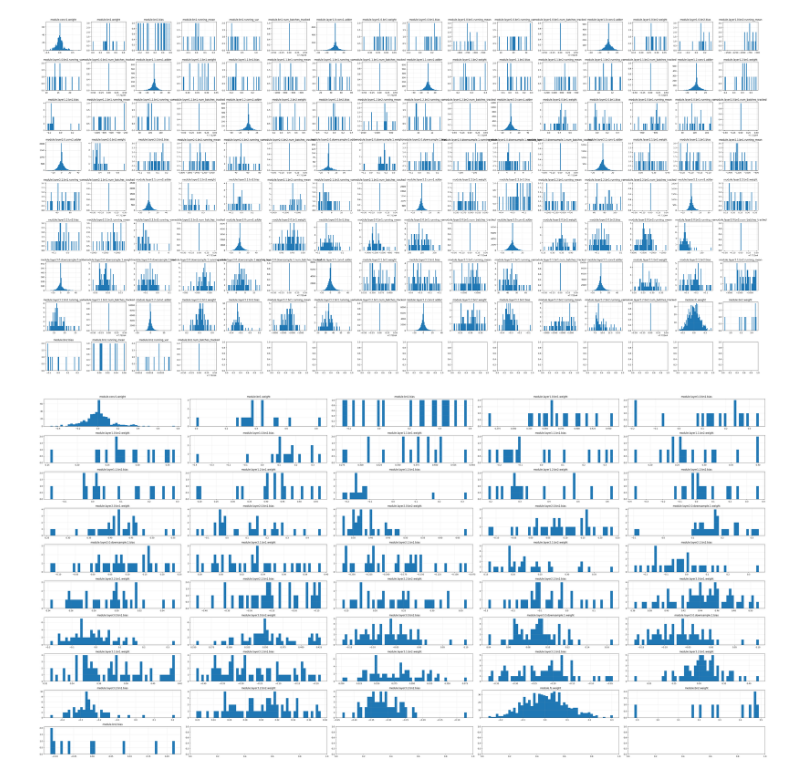
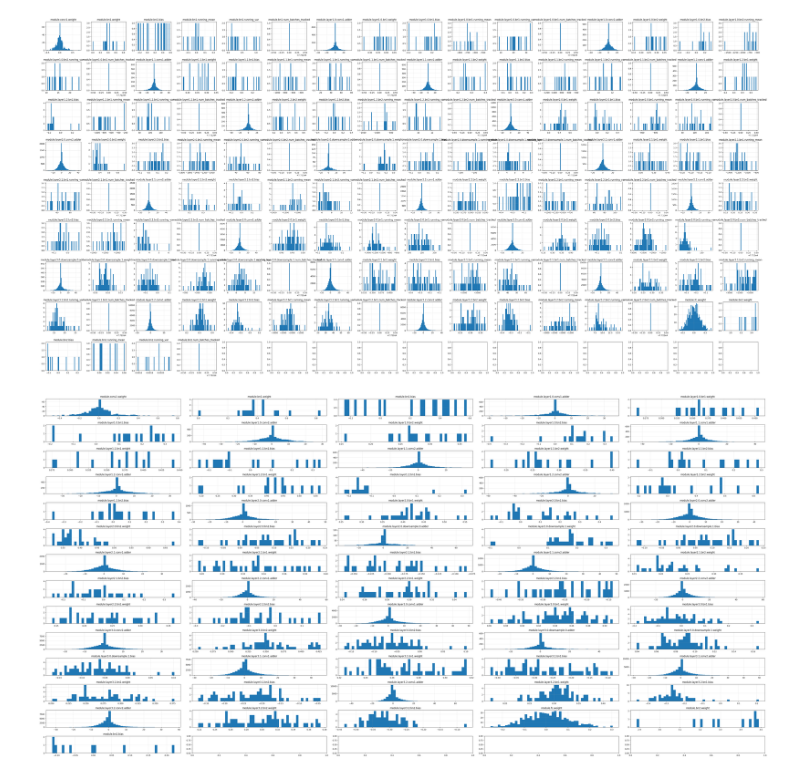
Before and after one commit to ckeegan12/Resnet20, a Jupyter notebook: lib/AdderNet/main.ipynb, the cells around one changed output. Saved outputs shown, nothing was run; the diff lists cells and outputs as text; code cells hidden in the pictures.

```diff
--- a/lib/AdderNet/main.ipynb
+++ b/lib/AdderNet/main.ipynb
@@ -131,32 +131,32 @@ plt.show()
 # %%
 filtered_params = []
 for name, tensor in params:
-    # Include if name contains: weight, bias, running_mean, running_var, num_batches_tracked
-    if any(keyword in name.lower() for keyword in ['weight', 'bias']):
+    # Include if name contains: weight, bias, adder
+    if any(keyword in name.lower() for keyword in ['weight', 'bias', 'adder']):
         filtered_params.append((name, tensor))
 
 params = filtered_params
 n_params = len(params)
 
 n_cols = 5  # 5 columns
 n_rows = (n_params + n_cols - 1) // n_cols  # 13 rows for 65 params
 
 # Create subplots with larger figure
 fig, axes = plt.subplots(n_rows, n_cols, figsize=(50, 25))
 axes = axes.flatten()
 
 # Plot each parameter
 for i, (name, tensor) in enumerate(params):
     values = tensor.cpu().numpy().flatten()
     axes[i].hist(values, bins=50)
     axes[i].set_title(name)
     axes[i].grid(True, alpha=0.3)
 
 
 plt.tight_layout()
 plt.show()
 # %% [output]
-[figure, old version]
+[figure, new version]
 # %%
 # Quantization of weight tensors
 quant_acc = []
```
Also changed, not shown: parts of 1 cell of this notebook, 1 other file.
